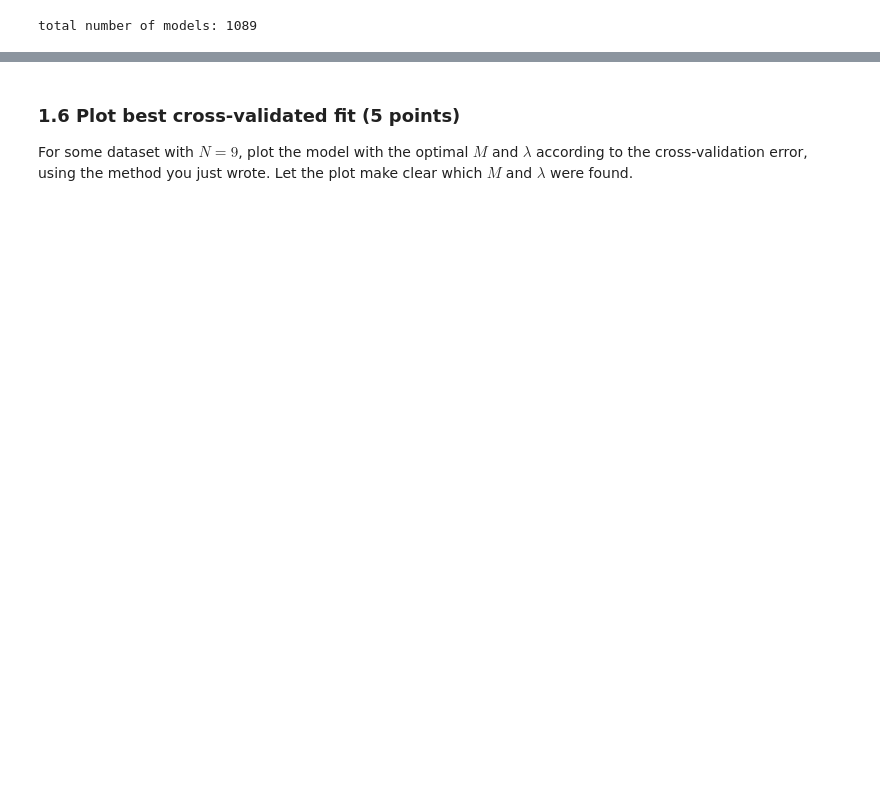
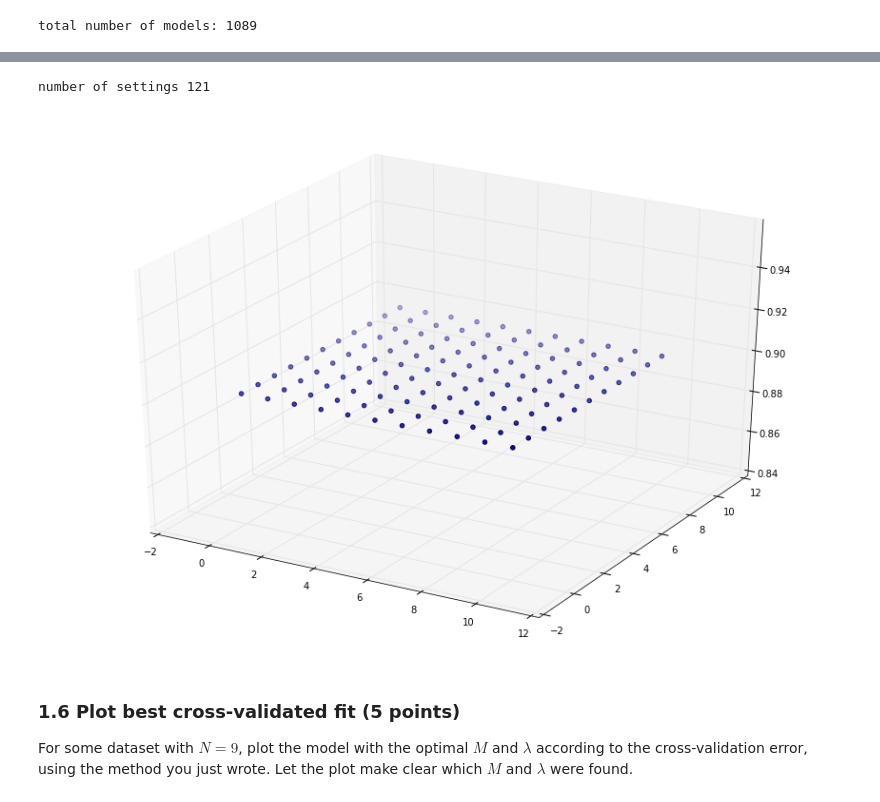
Before and after one commit to selBaez/machine-learning-1, a Jupyter notebook: lab1/lab1_Charalampos.ipynb, the cells around one changed output, grey strips where cells are left out. Cells and saved outputs as stored; diff of their text form; code cells hidden in the pictures; blank space fills up the shorter version.

```diff
--- a/lab1/lab1_Charalampos.ipynb
+++ b/lab1/lab1_Charalampos.ipynb
@@ -313,3 +374,53 @@ total number of models: 1089
+# %%
+def plot_cv_error(errors):
+    """
+
+    """
+    errors_array = np.array(errors)
+
+    fig = plt.figure()
+    ax = fig.add_subplot(111, projection='3d')
+
+    ax.scatter(errors_array[:,0], errors_array[:,1], errors_array[:,2])
+    #plot(x, color='darkgreen')
+# %%
+settings_errors = []
+
+# SET PARAMETERS
+for m in range(M_fold.shape[0]):
+    for l in range(l_fold.shape[0]):
+        # LOOP THROUGH FOLDS RESULTS
+        folds_error = []
+
+        for k in range(K):
+            # starting point for this parameters
+            initial = k * M_fold.shape[0] * l_fold.shape[0]
+
+            # calculate weights and basis for polynomial
+            weights = np.array(weights_k_fold[initial + k])
+            basis = poly_x_k_fold[initial + k]
+
+            # predict
+            prediction = weights.dot(np.transpose(basis))
+
+            # SAVE ERROR
+            error = rmse(prediction, v_folds[initial + k])
+            folds_error.append(error)
+
+
+        # AVERAGE ERROR FOR THIS SETTING
+        s_error = sum(folds_error)/len(folds_error)
+        # print "m: ", m, "lambda: ", l, "resulting in this error: ", s_error
+
+        tup = [m, l, s_error]
+        settings_errors.append(tup)
+
+print "number of settings", len(settings_errors)
+
+plot_cv_error(settings_errors)
+# %% [output]
+number of settings 121
+[figure, added]
 # %% [markdown]
 ### 1.6 Plot best cross-validated fit (5 points)
 
```
Also changed, not shown: parts of 11 cells of this notebook.
